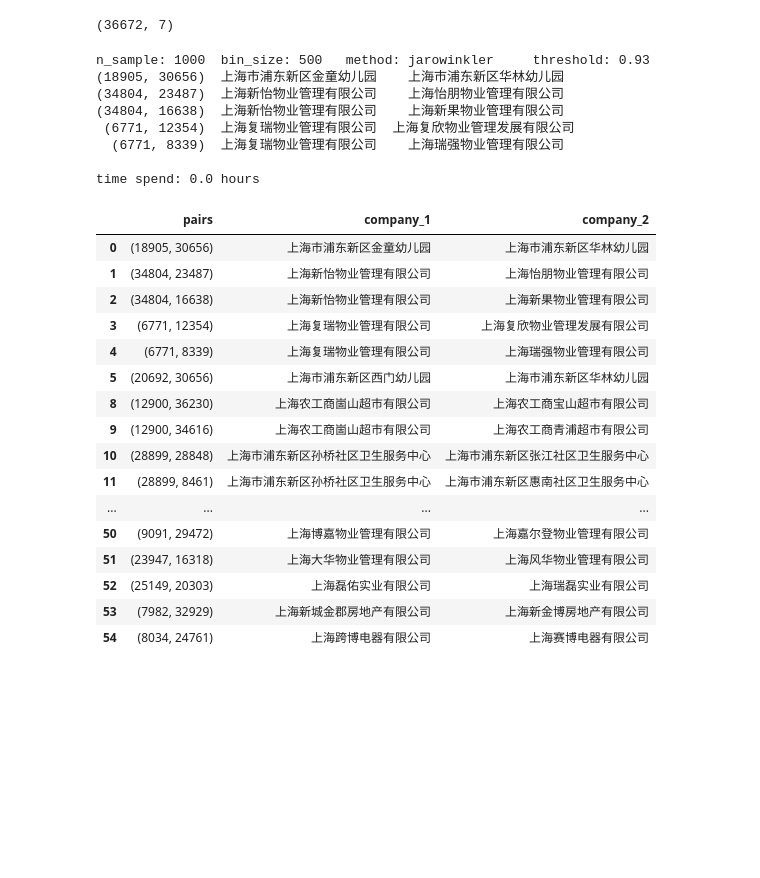
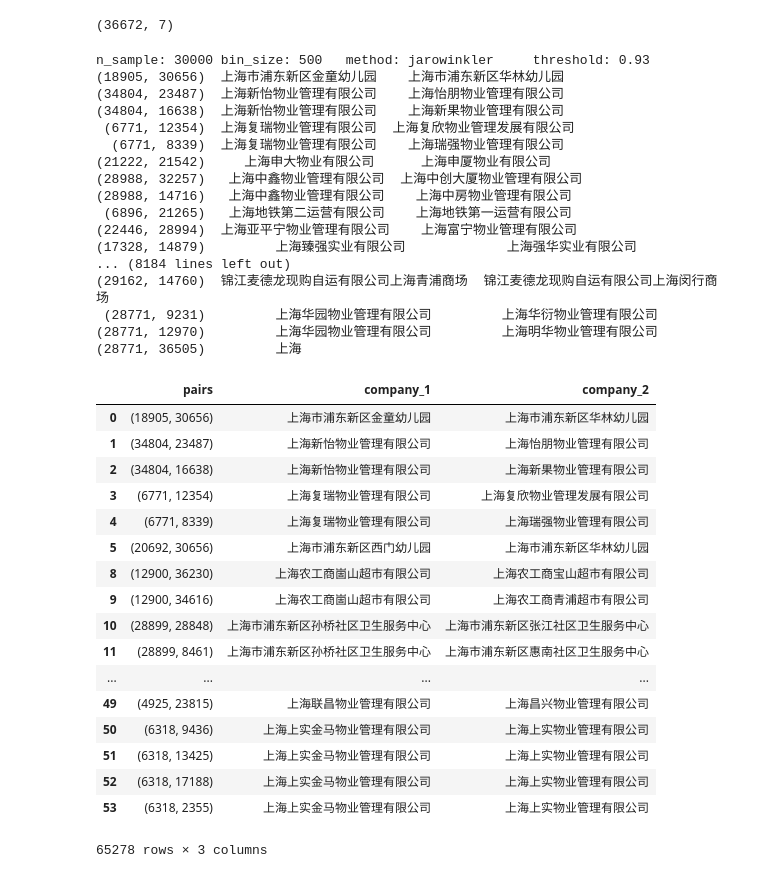
Before and after one commit to Ewen2015/DataScienceNotes, a Jupyter notebook: record_linkage/test_gossipcat.ipynb, the cells around one changed output. Cells and saved outputs as stored; diff of their text form; code cells hidden in the pictures; blank space fills up the shorter version.

```diff
--- a/record_linkage/test_gossipcat.ipynb
+++ b/record_linkage/test_gossipcat.ipynb
@@ -20,30 +20,40 @@ data.shape
 # %%
 import Linkage
 # %%
-Linkage.Linkage(data, None, name='企业名称', n_sample=1000, bin_size=500, method='jarowinkler', threshold=0.93).multiProcess('record_0629.log', 'results.csv')
+Linkage.Linkage(data, None, name='企业名称', n_sample=30000, bin_size=500, method='jarowinkler', threshold=0.93).multiProcess('record_0629.log', 'results.csv')
 # %% [output]
-n_sample: 1000  bin_size: 500   method: jarowinkler     threshold: 0.93
+n_sample: 30000 bin_size: 500   method: jarowinkler     threshold: 0.93
 (18905, 30656)  上海市浦东新区金童幼儿园    上海市浦东新区华林幼儿园
 (34804, 23487)  上海新怡物业管理有限公司    上海怡朋物业管理有限公司
 (34804, 16638)  上海新怡物业管理有限公司    上海新果物业管理有限公司
  (6771, 12354)  上海复瑞物业管理有限公司  上海复欣物业管理发展有限公司
   (6771, 8339)  上海复瑞物业管理有限公司    上海瑞强物业管理有限公司
-
-time spend: 0.0 hours
+(21222, 21542)     上海申大物业有限公司      上海申厦物业有限公司
+(28988, 32257)   上海中鑫物业管理有限公司  上海中创大厦物业管理有限公司
+(28988, 14716)   上海中鑫物业管理有限公司    上海中房物业管理有限公司
+ (6896, 21265)   上海地铁第二运营有限公司    上海地铁第一运营有限公司
+(22446, 28994)  上海亚平宁物业管理有限公司    上海富宁物业管理有限公司
+(17328, 14879)         上海臻强实业有限公司             上海强华实业有限公司
+... (8184 lines left out)
+(29162, 14760)  锦江麦德龙现购自运有限公司上海青浦商场  锦江麦德龙现购自运有限公司上海闵行商场
+ (28771, 9231)         上海华园物业管理有限公司         上海华衍物业管理有限公司
+(28771, 12970)         上海华园物业管理有限公司         上海明华物业管理有限公司
+(28771, 36505)         上海
 |  | pairs | company_1 | company_2 |
 | 0 | (18905, 30656) | 上海市浦东新区金童幼儿园 | 上海市浦东新区华林幼儿园 |
 | 1 | (34804, 23487) | 上海新怡物业管理有限公司 | 上海怡朋物业管理有限公司 |
 | 2 | (34804, 16638) | 上海新怡物业管理有限公司 | 上海新果物业管理有限公司 |
 | 3 | (6771, 12354) | 上海复瑞物业管理有限公司 | 上海复欣物业管理发展有限公司 |
 | 4 | (6771, 8339) | 上海复瑞物业管理有限公司 | 上海瑞强物业管理有限公司 |
 | 5 | (20692, 30656) | 上海市浦东新区西门幼儿园 | 上海市浦东新区华林幼儿园 |
 | 8 | (12900, 36230) | 上海农工商崮山超市有限公司 | 上海农工商宝山超市有限公司 |
 | 9 | (12900, 34616) | 上海农工商崮山超市有限公司 | 上海农工商青浦超市有限公司 |
 | 10 | (28899, 28848) | 上海市浦东新区孙桥社区卫生服务中心 | 上海市浦东新区张江社区卫生服务中心 |
 | 11 | (28899, 8461) | 上海市浦东新区孙桥社区卫生服务中心 | 上海市浦东新区惠南社区卫生服务中心 |
 | ... | ... | ... | ... |
-| 50 | (9091, 29472) | 上海博嘉物业管理有限公司 | 上海嘉尔登物业管理有限公司 |
-| 51 | (23947, 16318) | 上海大华物业管理有限公司 | 上海风华物业管理有限公司 |
-| 52 | (25149, 20303) | 上海磊佑实业有限公司 | 上海瑞磊实业有限公司 |
-| 53 | (7982, 32929) | 上海新城金郡房地产有限公司 | 上海新金博房地产有限公司 |
-| 54 | (8034, 24761) | 上海跨博电器有限公司 | 上海赛博电器有限公司 |
+| 49 | (4925, 23815) | 上海联昌物业管理有限公司 | 上海昌兴物业管理有限公司 |
+| 50 | (6318, 9436) | 上海上实金马物业管理有限公司 | 上海上实物业管理有限公司 |
+| 51 | (6318, 13425) | 上海上实金马物业管理有限公司 | 上海上实物业管理有限公司 |
+| 52 | (6318, 17188) | 上海上实金马物业管理有限公司 | 上海上实物业管理有限公司 |
+| 53 | (6318, 2355) | 上海上实金马物业管理有限公司 | 上海上实物业管理有限公司 |
+65278 rows × 3 columns
```
Also changed, not shown: 5 other files.
